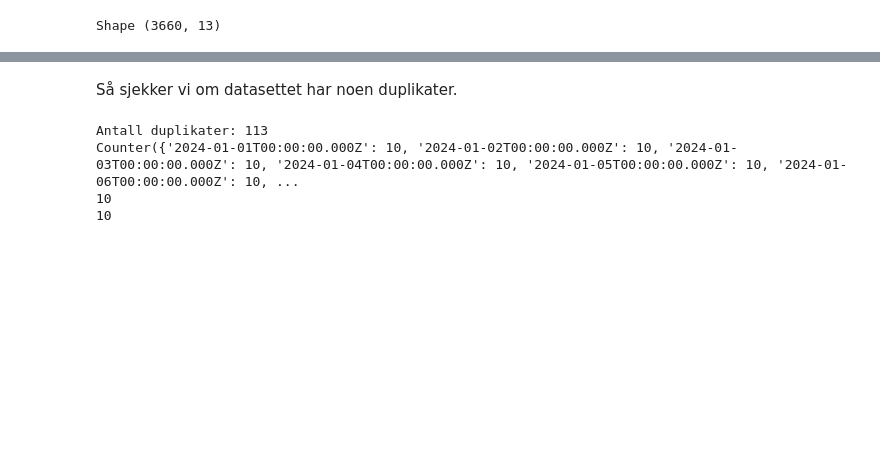
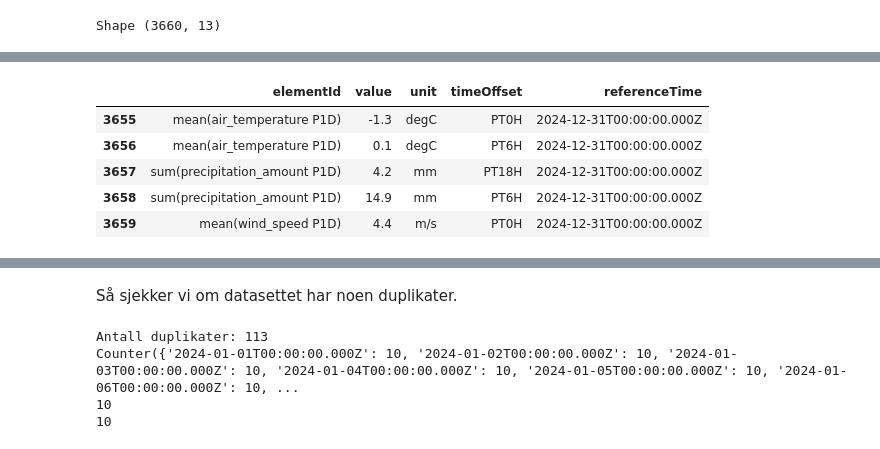
Before and after one commit to Sofihage/Milj-dataanalyse, a Jupyter notebook: notebooks/mappe_del_1.ipynb, the cells around one changed output, grey strips where cells are left out. Drawn from its saved outputs; the diff is of its cells as text; code cells hidden in the pictures; blank space fills up the shorter version.

```diff
--- a/notebooks/mappe_del_1.ipynb
+++ b/notebooks/mappe_del_1.ipynb
@@ -134,0 +143,9 @@ dtype: int64
+# %%
+sub_df.tail()
+# %% [output]
+|  | elementId | value | unit | timeOffset | referenceTime |
+| 3655 | mean(air_temperature P1D) | -1.3 | degC | PT0H | 2024-12-31T00:00:00.000Z |
+| 3656 | mean(air_temperature P1D) | 0.1 | degC | PT6H | 2024-12-31T00:00:00.000Z |
+| 3657 | sum(precipitation_amount P1D) | 4.2 | mm | PT18H | 2024-12-31T00:00:00.000Z |
+| 3658 | sum(precipitation_amount P1D) | 14.9 | mm | PT6H | 2024-12-31T00:00:00.000Z |
+| 3659 | mean(wind_speed P1D) | 4.4 | m/s | PT0H | 2024-12-31T00:00:00.000Z |
```
Also changed, not shown: parts of 16 cells of this notebook.
